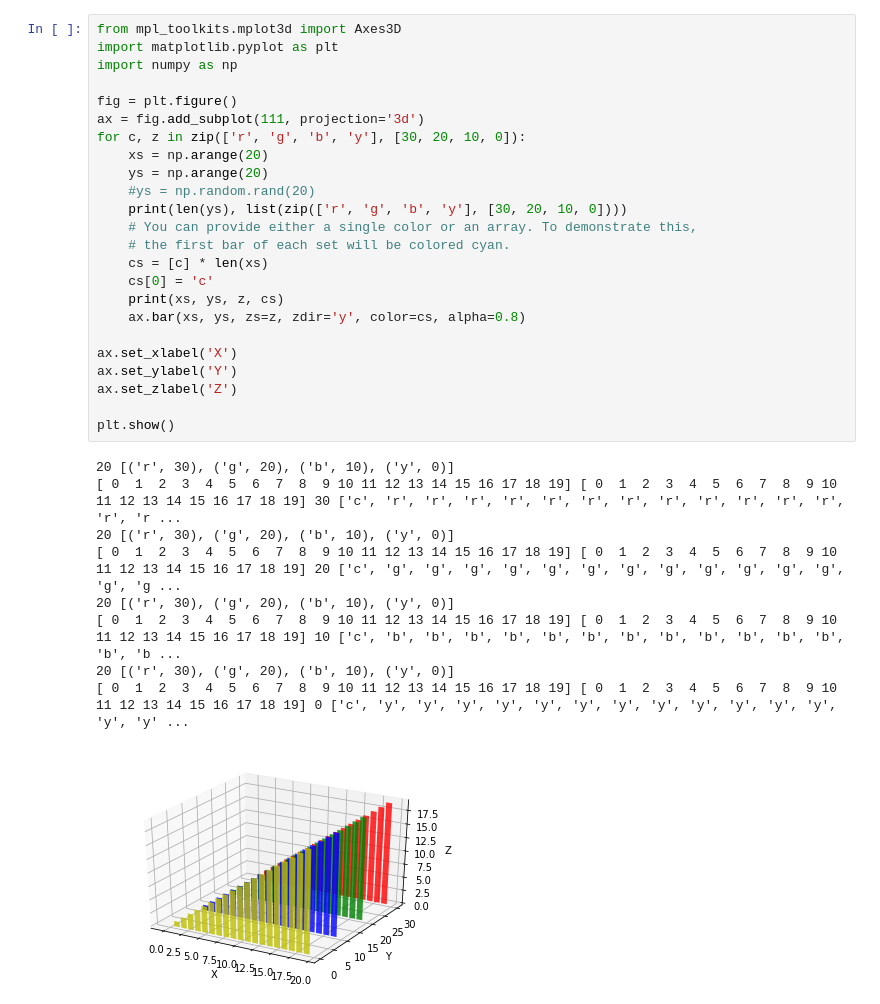
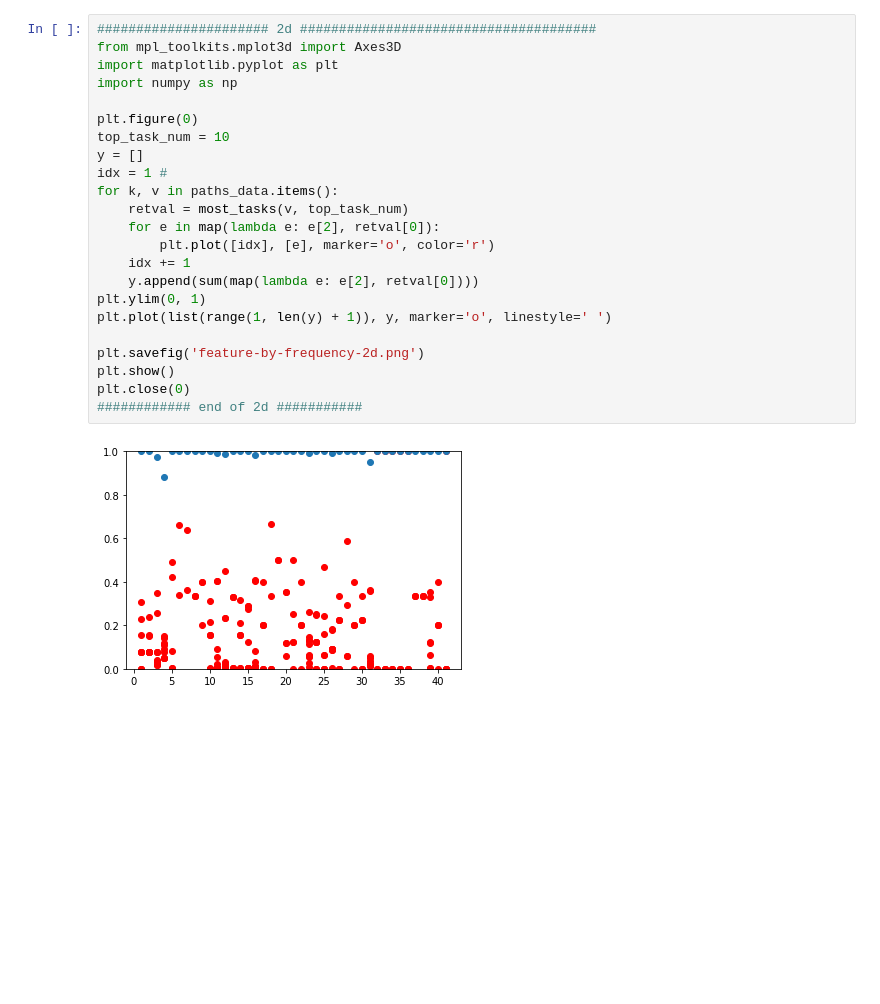
Before and after one commit to NEEMSYS/Thesis-ZhangTe, a Jupyter notebook: chapter3/feature-by-frequency.ipynb, the cells around one changed output. Saved outputs shown, nothing was run; the diff lists cells and outputs as text; blank space fills up the shorter version.

Commit message:
suppot mulit task

```diff
--- a/chapter3/feature-by-frequency.ipynb
+++ b/chapter3/feature-by-frequency.ipynb
@@ -139,34 +75,25 @@ plt.close(1)
-# %%
-from mpl_toolkits.mplot3d import Axes3D
-import matplotlib.pyplot as plt
-import numpy as np
-
-fig = plt.figure()
-ax = fig.add_subplot(111, projection='3d')
-for c, z in zip(['r', 'g', 'b', 'y'], [30, 20, 10, 0]):
-    xs = np.arange(20)
-    ys = np.arange(20)
-    #ys = np.random.rand(20)
-    print(len(ys), list(zip(['r', 'g', 'b', 'y'], [30, 20, 10, 0])))
-    # You can provide either a single color or an array. To demonstrate this,
-    # the first bar of each set will be colored cyan.
-    cs = [c] * len(xs)
-    cs[0] = 'c'
-    print(xs, ys, z, cs)
-    ax.bar(xs, ys, zs=z, zdir='y', color=cs, alpha=0.8)
-
-ax.set_xlabel('X')
-ax.set_ylabel('Y')
-ax.set_zlabel('Z')
-
-plt.show()
-# %% [output]
-20 [('r', 30), ('g', 20), ('b', 10), ('y', 0)]
-[ 0  1  2  3  4  5  6  7  8  9 10 11 12 13 14 15 16 17 18 19] [ 0  1  2  3  4  5  6  7  8  9 10 11 12 13 14 15 16 17 18 19] 30 ['c', 'r', 'r', 'r', 'r', 'r', 'r', 'r', 'r', 'r', 'r', 'r', 'r', 'r', 'r ...
-20 [('r', 30), ('g', 20), ('b', 10), ('y', 0)]
-[ 0  1  2  3  4  5  6  7  8  9 10 11 12 13 14 15 16 17 18 19] [ 0  1  2  3  4  5  6  7  8  9 10 11 12 13 14 15 16 17 18 19] 20 ['c', 'g', 'g', 'g', 'g', 'g', 'g', 'g', 'g', 'g', 'g', 'g', 'g', 'g', 'g ...
-20 [('r', 30), ('g', 20), ('b', 10), ('y', 0)]
-[ 0  1  2  3  4  5  6  7  8  9 10 11 12 13 14 15 16 17 18 19] [ 0  1  2  3  4  5  6  7  8  9 10 11 12 13 14 15 16 17 18 19] 10 ['c', 'b', 'b', 'b', 'b', 'b', 'b', 'b', 'b', 'b', 'b', 'b', 'b', 'b', 'b ...
-20 [('r', 30), ('g', 20), ('b', 10), ('y', 0)]
-[ 0  1  2  3  4  5  6  7  8  9 10 11 12 13 14 15 16 17 18 19] [ 0  1  2  3  4  5  6  7  8  9 10 11 12 13 14 15 16 17 18 19] 0 ['c', 'y', 'y', 'y', 'y', 'y', 'y', 'y', 'y', 'y', 'y', 'y', 'y', 'y', 'y' ...
-[figure, removed]
+# %%
+###################### 2d ######################################
+from mpl_toolkits.mplot3d import Axes3D
+import matplotlib.pyplot as plt
+import numpy as np
+
+plt.figure(0)
+top_task_num = 10
+y = []
+idx = 1 #
+for k, v in paths_data.items():
+    retval = most_tasks(v, top_task_num)
+    for e in map(lambda e: e[2], retval[0]):
+        plt.plot([idx], [e], marker='o', color='r')
+    idx += 1
+    y.append(sum(map(lambda e: e[2], retval[0])))
+plt.ylim(0, 1)
+plt.plot(list(range(1, len(y) + 1)), y, marker='o', linestyle=' ')
+
+plt.savefig('feature-by-frequency-2d.png')
+plt.show()
+plt.close(0)
+############ end of 2d ###########
+# %% [output]
+[figure, added]
```
Also changed, not shown: parts of 2 cells of this notebook, 1 other file.
